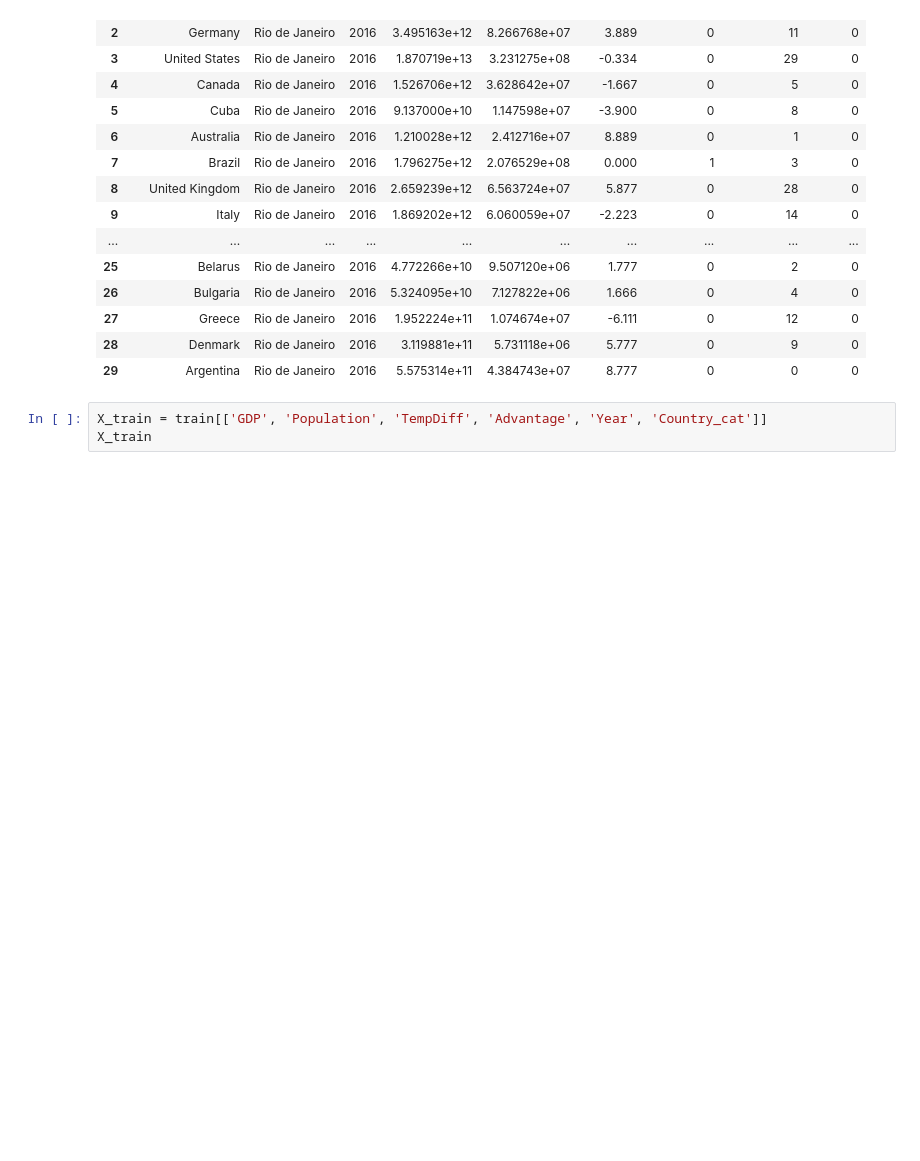
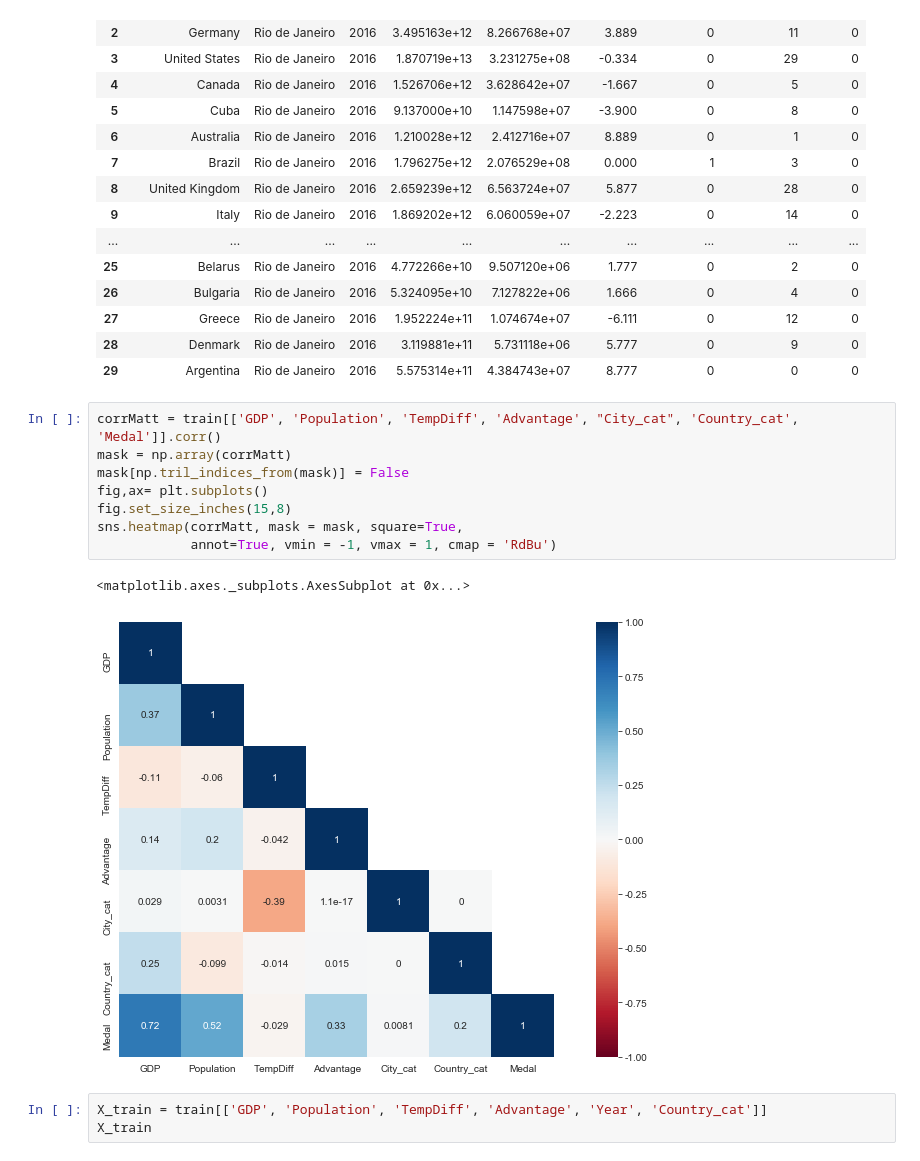
Before and after one commit to hogoood/my_own_project, a Jupyter notebook: Olympic Medals.ipynb, the cells around one changed output. Drawn from its saved outputs; the diff is of its cells as text; blank space fills up the shorter version.

Commit message:
Add correlation chart

```diff
--- a/Olympic Medals.ipynb
+++ b/Olympic Medals.ipynb
@@ -1638,6 +1640,17 @@ test
 | 27 | Greece | Rio de Janeiro | 2016 | 1.952224e+11 | 1.074674e+07 | -6.111 | 0 | 12 | 0 |
 | 28 | Denmark | Rio de Janeiro | 2016 | 3.119881e+11 | 5.731118e+06 | 5.777 | 0 | 9 | 0 |
 | 29 | Argentina | Rio de Janeiro | 2016 | 5.575314e+11 | 4.384743e+07 | 8.777 | 0 | 0 | 0 |
+# %%
+corrMatt = train[['GDP', 'Population', 'TempDiff', 'Advantage', "City_cat", 'Country_cat', 'Medal']].corr()
+mask = np.array(corrMatt)
+mask[np.tril_indices_from(mask)] = False
+fig,ax= plt.subplots()
+fig.set_size_inches(15,8)
+sns.heatmap(corrMatt, mask = mask, square=True,
+            annot=True, vmin = -1, vmax = 1, cmap = 'RdBu')
+# %% [output]
+<matplotlib.axes._subplots.AxesSubplot at 0x...>
+[figure, added]
 # %%
 X_train = train[['GDP', 'Population', 'TempDiff', 'Advantage', 'Year', 'Country_cat']]
 X_train
```
Also changed, not shown: parts of 10 cells of this notebook.
